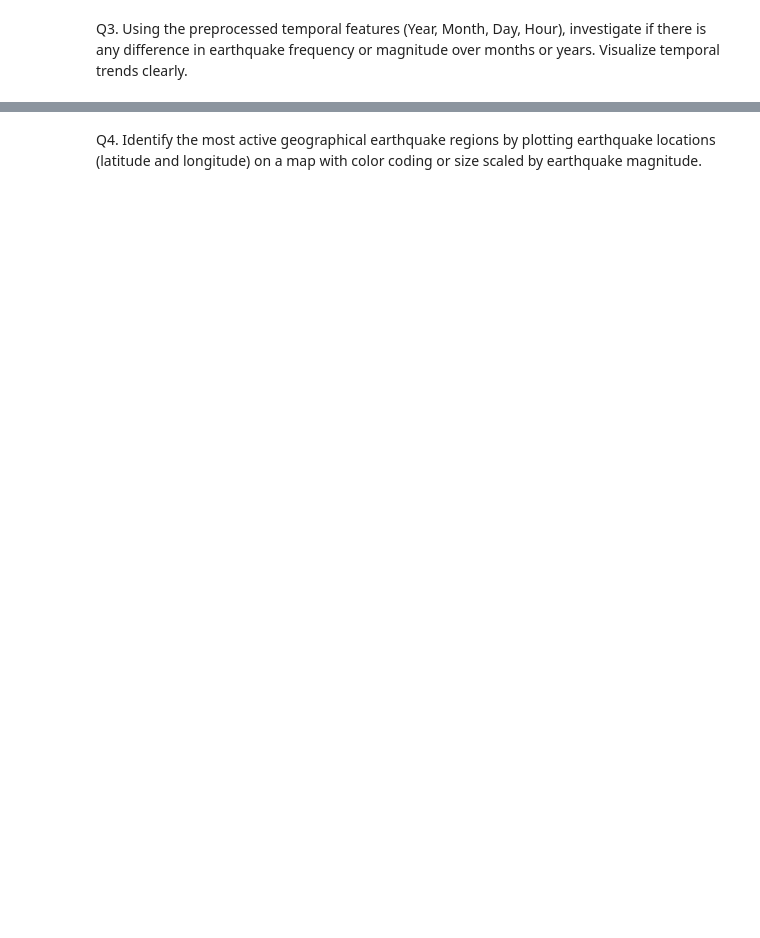
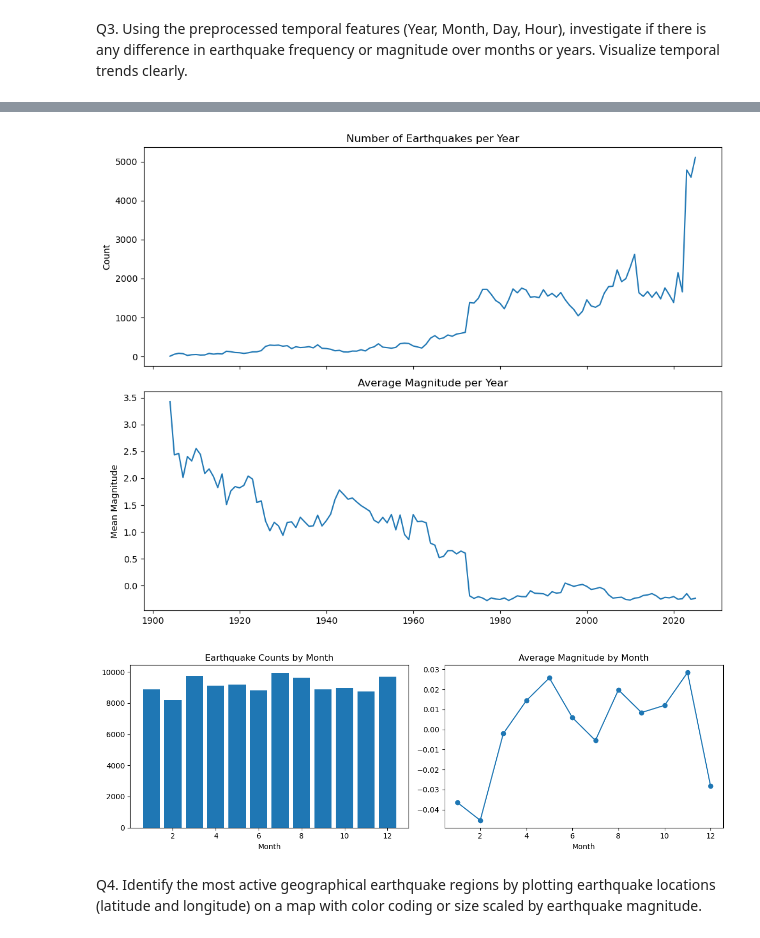
Before and after one commit to ImpactsenseAI-Intern-Project-OCT25/impactsenseAI-Infosys-Intern-project, a Jupyter notebook: milestone_1/week_2/Day_9/Assignment_1.ipynb, the cells around one changed output, grey strips where cells are left out. Drawn from its saved outputs; the diff is of its cells as text; code cells hidden in the pictures; blank space fills up the shorter version.

```diff
--- a/milestone_1/week_2/Day_9/Assignment_1.ipynb
+++ b/milestone_1/week_2/Day_9/Assignment_1.ipynb
@@ -11,2 +96,43 @@ Q3. Using the preprocessed temporal features (Year, Month, Day, Hour), investiga
+# %%
+if not df.empty and 'Year' in df.columns:
+    # Yearly analysis
+    yearly = df.groupby('Year').size()
+    yearly_mean_mag = df.groupby('Year')['mag'].mean()
+
+    fig, ax = plt.subplots(2, 1, figsize=(10, 8), sharex=True)
+    ax[0].plot(yearly.index, yearly.values)
+    ax[0].set_title('Number of Earthquakes per Year')
+    ax[0].set_ylabel('Count')
+
+    ax[1].plot(yearly_mean_mag.index, yearly_mean_mag.values)
+    ax[1].set_title('Average Magnitude per Year')
+    ax[1].set_ylabel('Mean Magnitude')
+
+    plt.tight_layout()
+    plt.show()
+
+    # Monthly analysis
+    if 'Month' in df.columns:
+        monthly_counts = df.groupby('Month').size()
+        monthly_mean = df.groupby('Month')['mag'].mean()
+
+        fig, ax = plt.subplots(1, 2, figsize=(12, 4))
+        ax[0].bar(monthly_counts.index, monthly_counts.values)
+        ax[0].set_title('Earthquake Counts by Month')
+        ax[0].set_xlabel('Month')
+
+        ax[1].plot(monthly_mean.index, monthly_mean.values, marker='o')
+        ax[1].set_title('Average Magnitude by Month')
+        ax[1].set_xlabel('Month')
+
+        plt.tight_layout()
+        plt.show()
+    else:
+        print('Month column not available for monthly analysis')
+else:
+    print('DataFrame empty or missing Year column; cannot plot Q3.')
+# %% [output]
+[figure, added]
+[figure, added]
 # %% [markdown]
 Q4. Identify the most active geographical earthquake regions by plotting earthquake locations (latitude and longitude) on a map with color coding or size scaled by earthquake magnitude.
```
Also changed, not shown: parts of 5 cells of this notebook, 1 other file.
